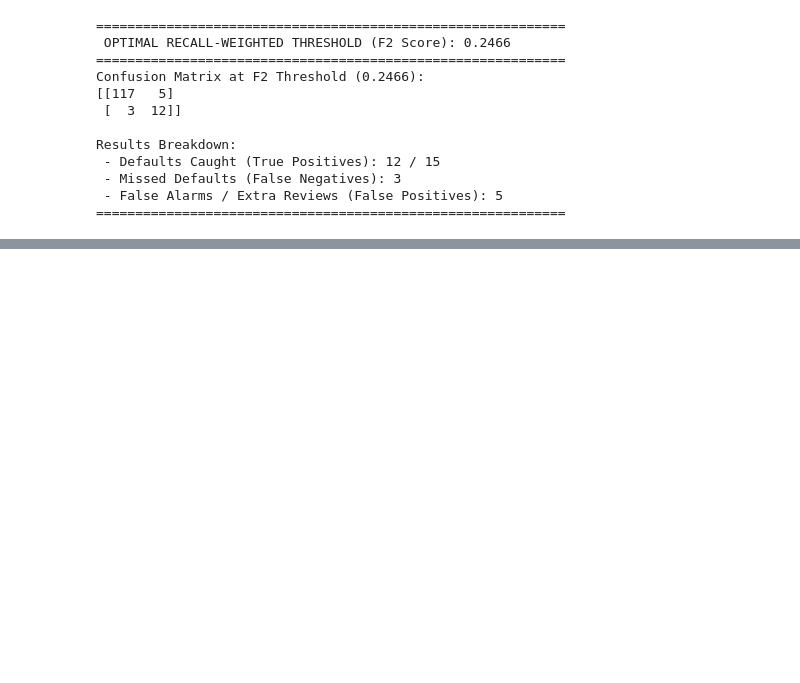
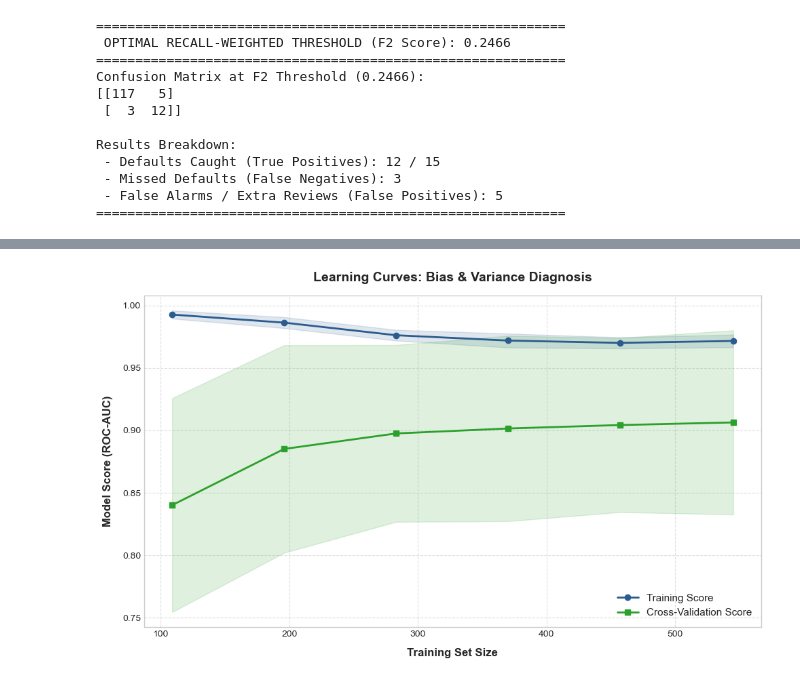
Before and after one commit to omdaelsfa7/CAE-Intern, a Jupyter notebook: project/model/comparingBothModels.ipynb, the cells around one changed output, grey strips where cells are left out. Cells and saved outputs as stored; diff of their text form; code cells hidden in the pictures; blank space fills up the shorter version.

```diff
--- a/project/model/comparingBothModels.ipynb
+++ b/project/model/comparingBothModels.ipynb
@@ -231,0 +292,85 @@ Results Breakdown:
+# %%
+import os
+import joblib
+import pandas as pd
+import numpy as np
+import matplotlib.pyplot as plt
+from sklearn.model_selection import learning_curve
+import xgboost as xgb
+
+# ==========================================
+# 1. LOAD DATA AND MODEL INFO
+# ==========================================
+data_dir = '../'
+matrix_path = os.path.join(data_dir, 'modelData/master_modeling_matrix.csv')
+model_path = os.path.join(data_dir, 'model/credit_default_xgboost_model.pkl')
+
+# Load dataset and split features/target
+master_df = pd.read_csv(matrix_path, index_col='loan_id')
+
+# Drop target and any lingering non-numeric date columns (like 'loan_date')
+X = master_df.drop(columns=['target'])
+if 'loan_date' in X.columns:
+    X = X.drop(columns=['loan_date'])
+
+# Ensure all columns are numeric type
+X = X.apply(pd.to_numeric, errors='coerce').fillna(0)
+y = master_df['target']
+
+# Load the saved model bundle to grab its parameters
+saved_bundle = joblib.load(model_path)
+trained_model = saved_bundle.get('model') or saved_bundle.get('classifier') or saved_bundle.get('xgb_model')
+
+params = trained_model.get_params() if hasattr(trained_model, 'get_params') else {}
+fresh_model = xgb.XGBClassifier(**params)
+
+print("Computing valid learning curves...")
+
+# ==========================================
+# 2. GENERATE LEARNING CURVES
+# ==========================================
+train_sizes, train_scores, val_scores = learning_curve(
+    estimator=fresh_model,
+    X=X,
+    y=y,
+    train_sizes=np.linspace(0.2, 1.0, 6), # Evaluates from 20% to 100% of data
+    cv=5,                                  # 5-fold cross-validation
+    scoring='roc_auc',                     # Metric used to gauge performance
+    n_jobs=-1
+)
+
+# Calculate mean and standard deviation
+train_mean = np.mean(train_scores, axis=1)
+train_std = np.std(train_scores, axis=1)
+val_mean = np.mean(val_scores, axis=1)
+val_std = np.std(val_scores, axis=1)
+
+# ==========================================
+# 3. PLOT LEARNING CURVES
+# ==========================================
+plt.figure(figsize=(10, 6))
+plt.style.use('seaborn-v0_8-whitegrid' if 'seaborn-v0_8-whitegrid' in plt.style.available else 'default')
+
+# Plot training performance
+plt.plot(train_sizes, train_mean, label='Training Score', color='#2b5c8f', marker='o', linewidth=2)
+plt.fill_between(train_sizes, train_mean - train_std, train_mean + train_std, color='#2b5c8f', alpha=0.15)
+
+# Plot validation performance
+plt.plot(train_sizes, val_mean, label='Cross-Validation Score', color='#2ca02c', marker='s', linewidth=2)
+plt.fill_between(train_sizes, val_mean - val_std, val_mean + val_std, color='#2ca02c', alpha=0.15)
+
+# Formatting layout
+plt.title('Learning Curves: Bias & Variance Diagnosis', fontsize=14, fontweight='bold', pad=15)
+plt.xlabel('Training Set Size', fontsize=12, fontweight='bold', labelpad=10)
+plt.ylabel('Model Score (ROC-AUC)', fontsize=12, fontweight='bold', labelpad=10)
+plt.legend(loc='lower right', fontsize=11)
+plt.grid(True, linestyle='--', alpha=0.6)
+plt.tight_layout()
+
+# Save figure
+output_path = os.path.join(data_dir, 'learning_curves.png')
+plt.savefig(output_path, dpi=300)
+print(f"Learning curves graph successfully saved to: {output_path}")
+
+plt.show()
+# %% [output]
@@ -231,0 +379 @@ Results Breakdown:
+[figure, added]
```
Also changed, not shown: parts of 2 cells of this notebook, 2 other files.
